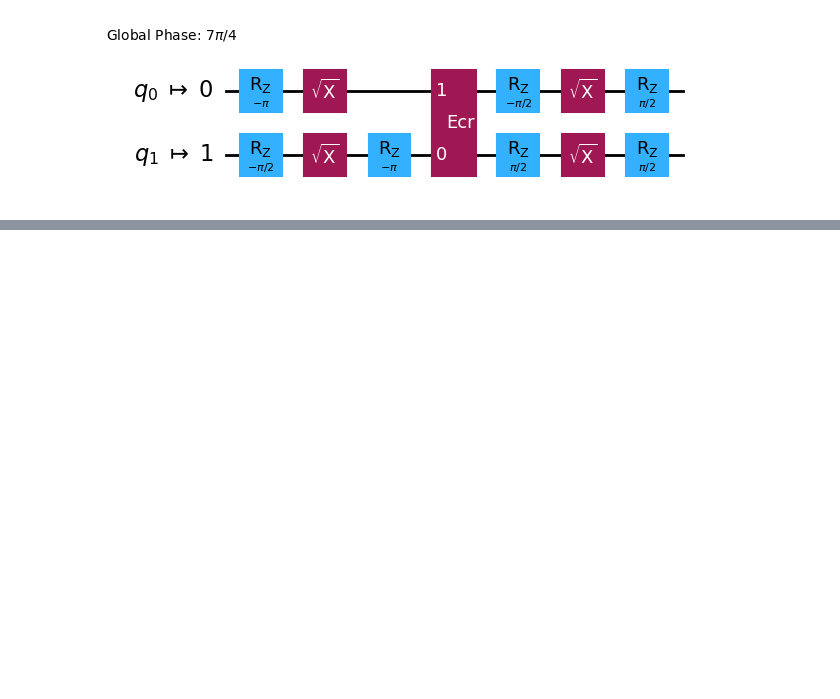
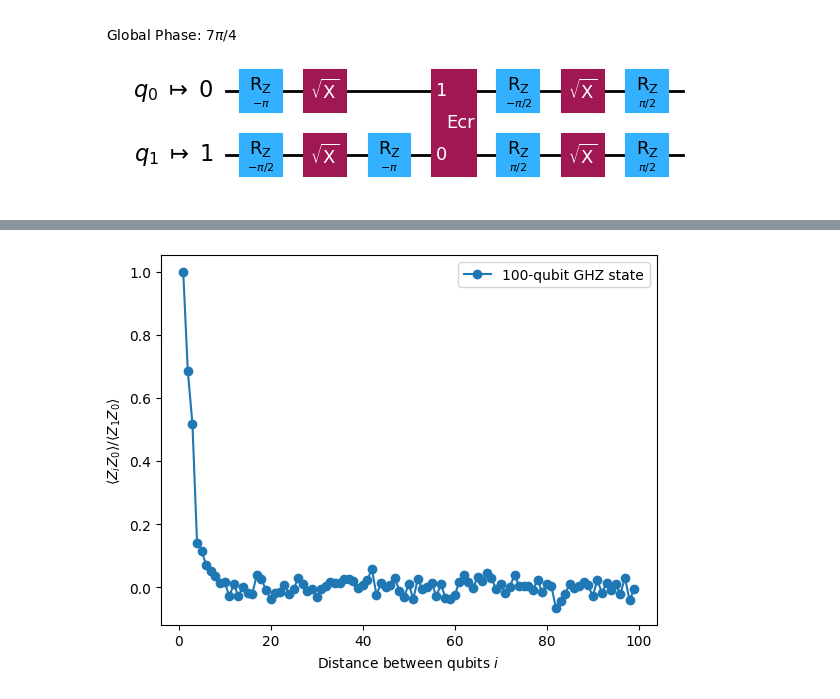
Before and after one commit to TanguyDessoly/Quantum, a Jupyter notebook: quantum.ipynb, the cells around one changed output, grey strips where cells are left out. Drawn from its saved outputs; the diff is of its cells as text; code cells hidden in the pictures; blank space fills up the shorter version.

```diff
--- a/quantum.ipynb
+++ b/quantum.ipynb
@@ -130,0 +236,11 @@ print(f">>> Job ID: {job.job_id()}")
+# %%
+from qiskit_ibm_runtime import EstimatorOptions
+from qiskit_ibm_runtime import EstimatorV2 as Estimator
+
+options = EstimatorOptions()
+options.resilience_level = 1
+options.dynamical_decoupling.enable = True
+options.dynamical_decoupling.sequence_type = "XY4"
+
+# Create an Estimator object
+estimator = Estimator(backend, options=options)
@@ -130,0 +254,20 @@ print(f">>> Job ID: {job.job_id()}")
+# %%
+import matplotlib.pyplot as plt
+from qiskit_ibm_runtime import QiskitRuntimeService
+
+# data
+data = list(range(1, len(operators) + 1))  # Distance between the Z operators
+result = job.result()[0]
+values = result.data.evs  # Expectation value at each Z operator.
+values = [
+    v / values[0] for v in values
+]  # Normalize the expectation values to evaluate how they decay with distance.
+
+# plotting graph
+plt.plot(data, values, marker="o", label="100-qubit GHZ state")
+plt.xlabel("Distance between qubits $i$")
+plt.ylabel(r"$\langle Z_i Z_0 \rangle / \langle Z_1 Z_0 \rangle $")
+plt.legend()
+plt.show()
+# %% [output]
+[figure, added]
```
Also changed, not shown: parts of 8 cells of this notebook.
